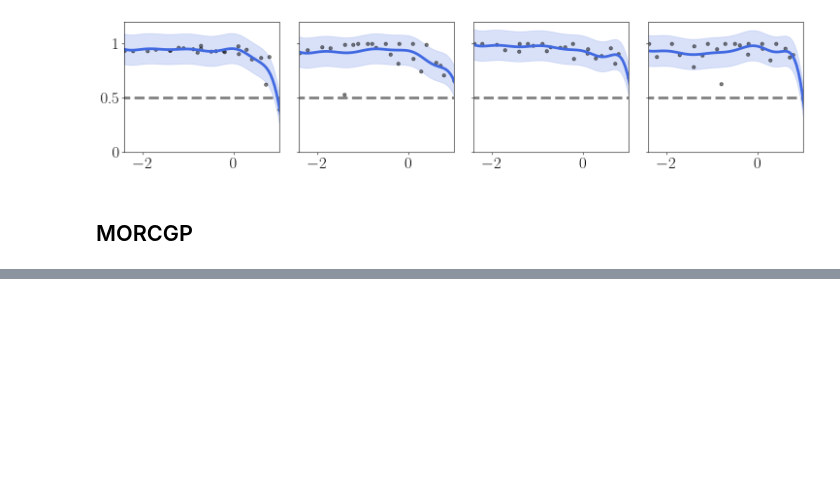
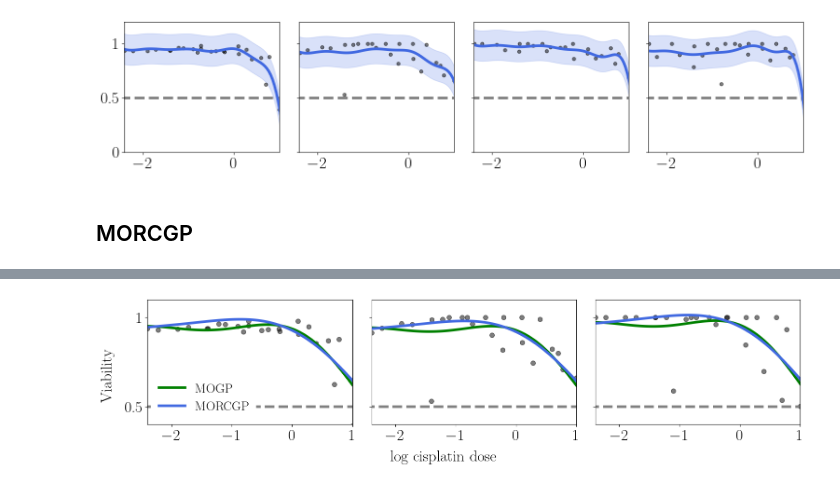
Before and after one commit to joshuarooijakkers/robust_conjugate_MOGP, a Jupyter notebook: experiments/cisplatin/cisplatin_MOGP.ipynb, the cells around one changed output, grey strips where cells are left out. Cells and saved outputs as stored; diff of their text form; code cells hidden in the pictures; blank space fills up the shorter version.

```diff
--- a/experiments/cisplatin/cisplatin_MOGP.ipynb
+++ b/experiments/cisplatin/cisplatin_MOGP.ipynb
@@ -299,0 +293,31 @@ plt.show()
+# %%
+# Plotting
+fig, axs = plt.subplots(1, 3, figsize=(16, 4))  # Dynamically adjust figure size
+
+for i in range(3):
+    axs[i].plot(x.flatten(), Y[:, i], 'o', color='black', alpha=0.5, markersize=7)
+    axs[i].plot(x_test, prior_mean * np.ones((len(x_test), 1)), '--', color='grey')
+    axs[i].plot(x_test.flatten(), mu_mogp[:, i], '-', color='green', label='MOGP')
+    axs[i].plot(x_test.flatten(), mu_morcgp[:, i], '-', color='royalblue', label='MORCGP')
+    axs[i].set_ylim([0.4, 1.1])
+    axs[i].set_xlim([x[0], x[-1]])
+    axs[i].set_yticks([0.5, 1])
+
+    if i == 0:
+        axs[i].set_yticklabels(['0.5', '1'])  # Only show labels on the leftmost plot
+        legend = axs[i].legend(loc='lower left', frameon=True)
+        frame = legend.get_frame()
+        frame.set_facecolor('white')
+        frame.set_edgecolor('white')
+        frame.set_alpha(1.0)  # Fully opaque
+    else:
+        axs[i].set_yticklabels([])  # Hide on all others
+
+# Common axis labels
+fig.text(0.5, 0.04, 'log cisplatin dose', ha='center', fontsize=24)
+fig.text(0.04, 0.5, 'Viability', va='center', rotation='vertical', fontsize=24)
+
+plt.tight_layout(rect=[0.05, 0.05, 1, 1])  # Leave room for the labels
+plt.show()
+# %% [output]
+[figure, added]
```
Also changed, not shown: parts of 4 cells of this notebook, 1 other file.
